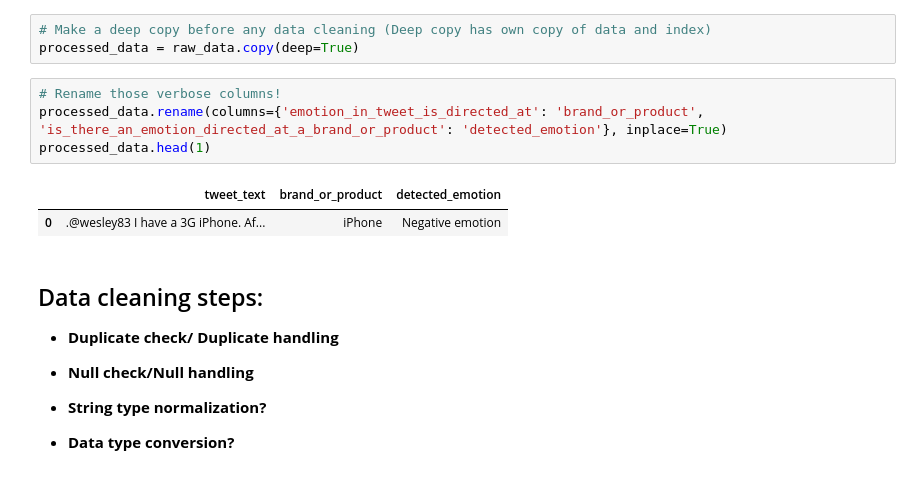
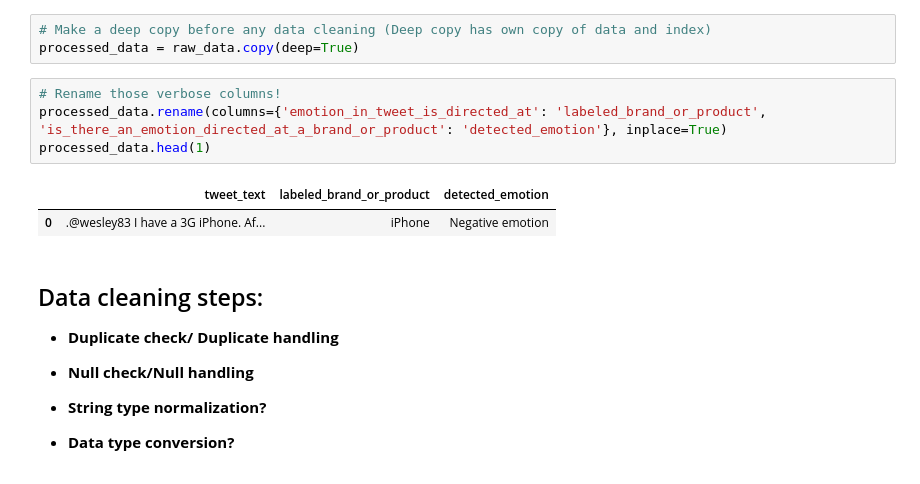
Before and after one commit to lspope/dsc-phase-4-project, a Jupyter notebook: notebooks/data_cleaning.ipynb, the cells around one changed output. Cells and saved outputs as stored; diff of their text form.

```diff
--- a/notebooks/data_cleaning.ipynb
+++ b/notebooks/data_cleaning.ipynb
@@ -65,10 +60,10 @@ memory usage: 204.5+ KB
 processed_data = raw_data.copy(deep=True)
 # %%
 # Rename those verbose columns!
-processed_data.rename(columns={'emotion_in_tweet_is_directed_at': 'brand_or_product', 'is_there_an_emotion_directed_at_a_brand_or_product': 'detected_emotion'}, inplace=True)
+processed_data.rename(columns={'emotion_in_tweet_is_directed_at': 'labeled_brand_or_product', 'is_there_an_emotion_directed_at_a_brand_or_product': 'detected_emotion'}, inplace=True)
 processed_data.head(1)
 # %% [output]
-|  | tweet_text | brand_or_product | detected_emotion |
+|  | tweet_text | labeled_brand_or_product | detected_emotion |
 | 0 | .@wesley83 I have a 3G iPhone. Af... | iPhone | Negative emotion |
 # %% [markdown]
 ## Data cleaning steps:
```
Also changed, not shown: parts of 10 cells of this notebook, 2 other files.
